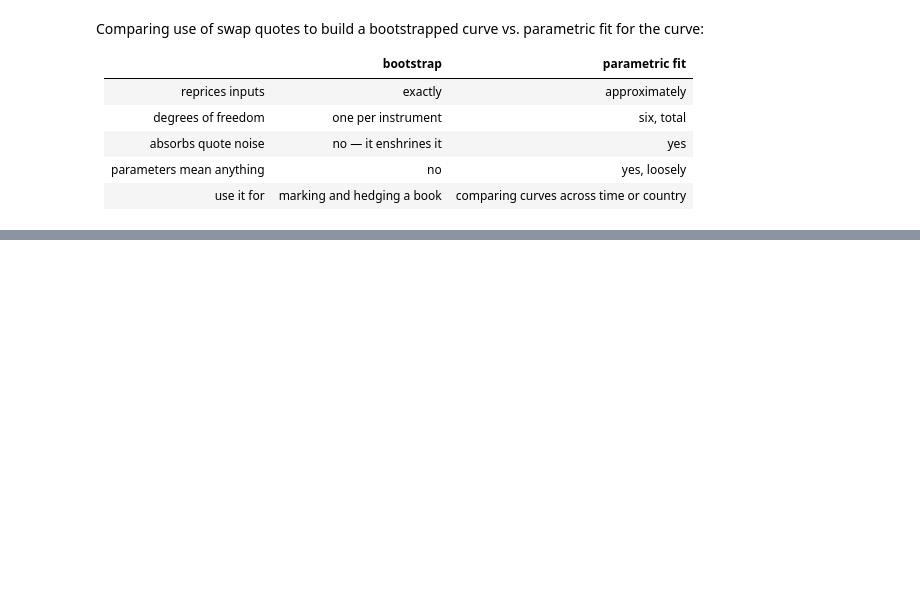
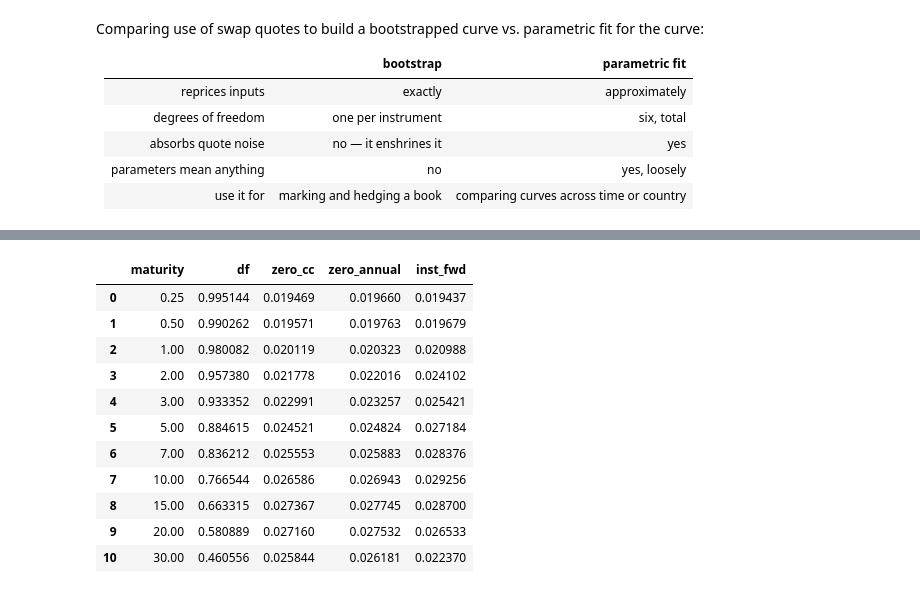
Before and after one commit to scalezen/yield-curve, a Jupyter notebook: notebooks/02_ois_bootstrap.ipynb, the cells around one changed output, grey strips where cells are left out. Drawn from its saved outputs; the diff is of its cells as text; code cells hidden in the pictures; blank space fills up the shorter version.

```diff
--- a/notebooks/02_ois_bootstrap.ipynb
+++ b/notebooks/02_ois_bootstrap.ipynb
@@ -232,0 +256,16 @@ Comparing use of swap quotes to build a bootstrapped curve vs. parametric fit fo
+# %%
+probe = np.array([0.25, 0.5, 1, 2, 3, 5, 7, 10, 15, 20, 30], dtype=float)
+curve.to_frame(probe).round(6)
+# %% [output]
+|  | maturity | df | zero_cc | zero_annual | inst_fwd |
+| 0 | 0.25 | 0.995144 | 0.019469 | 0.019660 | 0.019437 |
+| 1 | 0.50 | 0.990262 | 0.019571 | 0.019763 | 0.019679 |
+| 2 | 1.00 | 0.980082 | 0.020119 | 0.020323 | 0.020988 |
+| 3 | 2.00 | 0.957380 | 0.021778 | 0.022016 | 0.024102 |
+| 4 | 3.00 | 0.933352 | 0.022991 | 0.023257 | 0.025421 |
+| 5 | 5.00 | 0.884615 | 0.024521 | 0.024824 | 0.027184 |
+| 6 | 7.00 | 0.836212 | 0.025553 | 0.025883 | 0.028376 |
+| 7 | 10.00 | 0.766544 | 0.026586 | 0.026943 | 0.029256 |
+| 8 | 15.00 | 0.663315 | 0.027367 | 0.027745 | 0.028700 |
+| 9 | 20.00 | 0.580889 | 0.027160 | 0.027532 | 0.026533 |
+| 10 | 30.00 | 0.460556 | 0.025844 | 0.026181 | 0.022370 |
```
Also changed, not shown: parts of 2 cells of this notebook.
